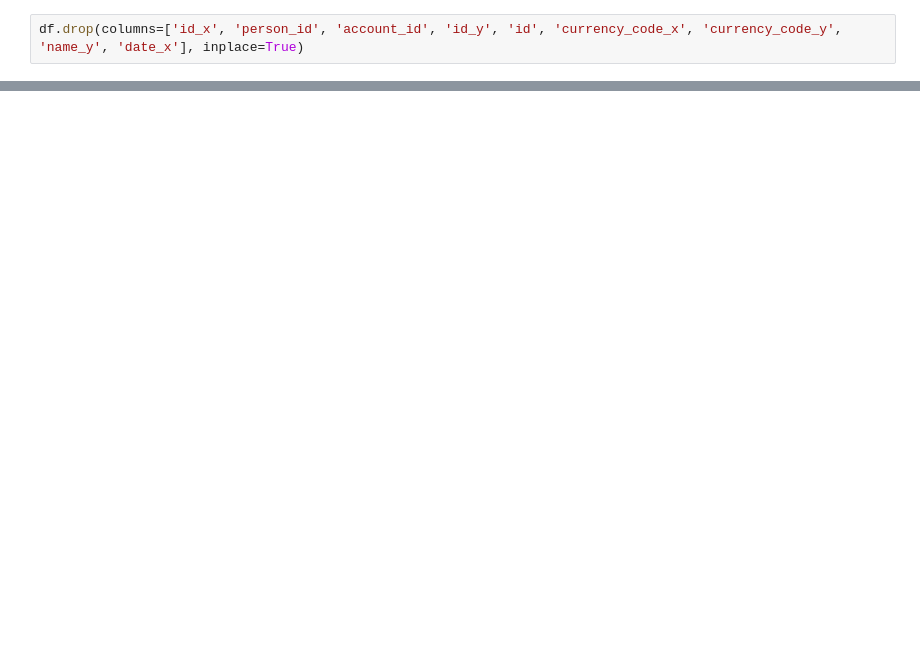
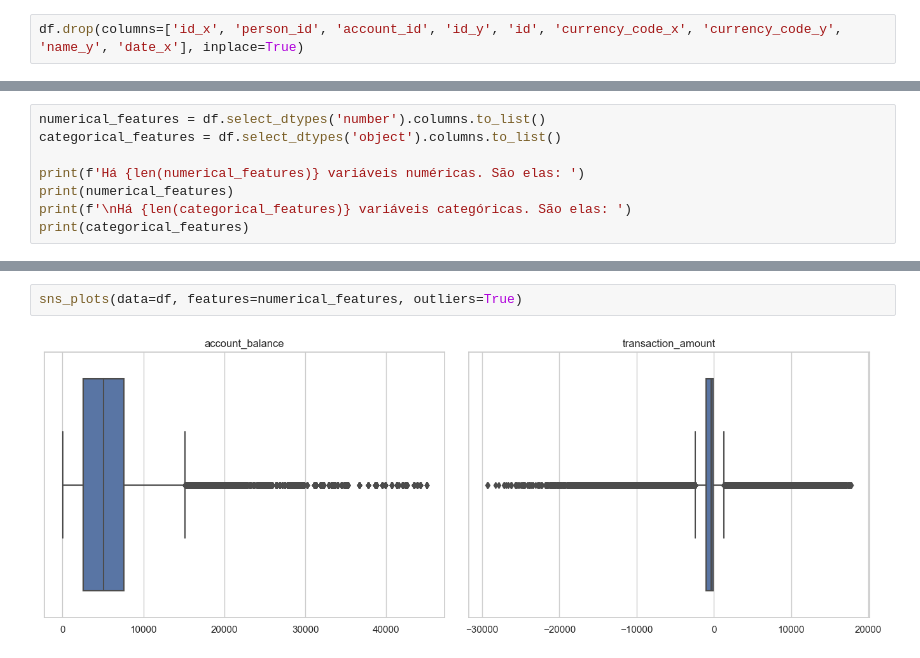
Before and after one commit to allmeidaapedro/Clusterizacao-Clientes-Cartao-Credito, a Jupyter notebook: notebooks/1. EDA.ipynb, the cells around one changed output, grey strips where cells are left out. Drawn from its saved outputs; the diff is of its cells as text; blank space fills up the shorter version.

```diff
--- a/notebooks/1. EDA.ipynb
+++ b/notebooks/1. EDA.ipynb
@@ -155,0 +265,8 @@ df.head()
+# %%
+numerical_features = df.select_dtypes('number').columns.to_list()
+categorical_features = df.select_dtypes('object').columns.to_list()
+
+print(f'Há {len(numerical_features)} variáveis numéricas. São elas: ')
+print(numerical_features)
+print(f'\nHá {len(categorical_features)} variáveis categóricas. São elas: ')
+print(categorical_features)
@@ -155,0 +362,4 @@ df.head()
+# %%
+sns_plots(data=df, features=numerical_features, outliers=True)
+# %% [output]
+[figure, added]
```
Also changed, not shown: parts of 53 cells of this notebook, 1 other file.
